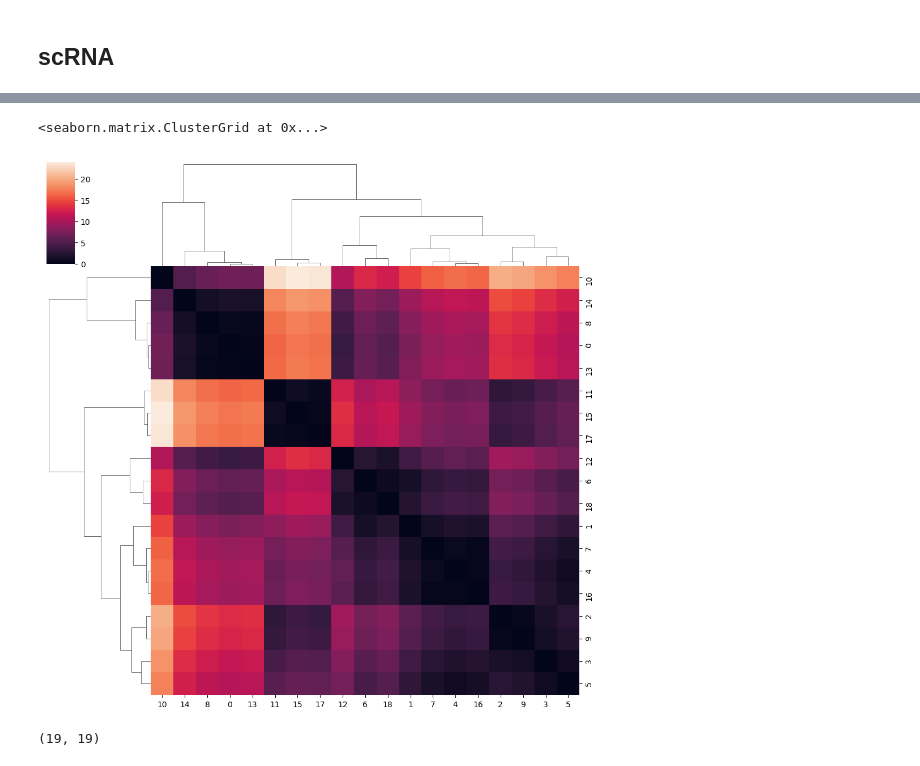
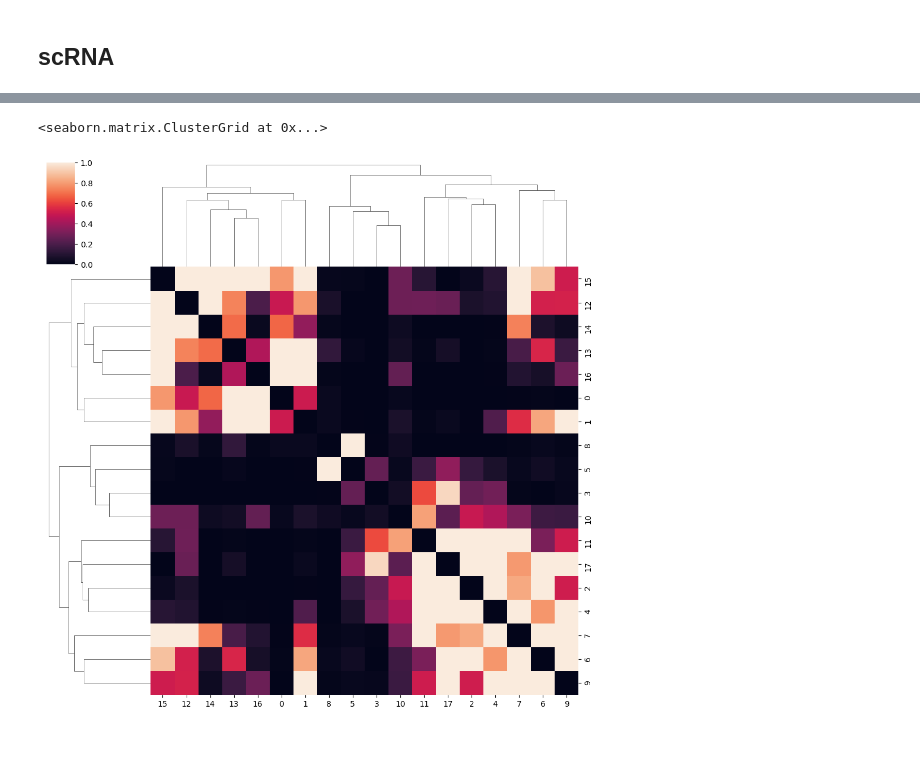
Before and after one commit to PMBio/spaceTree, a Jupyter notebook: notebooks/0_overclustered_clones-Copy1.ipynb, the cells around one changed output, grey strips where cells are left out. Drawn from its saved outputs; the diff is of its cells as text; code cells hidden in the pictures.

```diff
--- a/notebooks/0_overclustered_clones-Copy1.ipynb
+++ b/notebooks/0_overclustered_clones-Copy1.ipynb
@@ -93,3 +20,9 @@ newcmp
 ## scRNA
 # %%
 adata_sc = sc.read("../data/interim/cnv.h5ad")
+# %%
+adata_sc.obs["leiden"] = adata_sc.obs["leiden"].astype("category")
+# %%
+adata_sc.obs["leiden"] = adata_sc.obs["leiden"].replace('3',17)
+adata_sc.obs["leiden"] = adata_sc.obs["leiden"].replace('17','3')
+adata_sc.obs["leiden"] = adata_sc.obs["leiden"].replace(17,'17')
@@ -139,3 +82,5 @@ sc_clone_size
+# %%
+dist_clones = adata_sc.uns['paga']['connectivities'].todense()
 # %%
 cons_sc = pd.DataFrame(cons_sc, columns = adata_sc.var.index)
 # %%
@@ -181,9 +109,5 @@ for c1 in range(n_clusters):
 # %%
-sns.clustermap(X)
+sns.clustermap(dist_clones)
 # %% [output]
 <seaborn.matrix.ClusterGrid at 0x...>
-[figure, old version]
+[figure, new version]
-# %%
-X.shape
-# %% [output]
-(19, 19)
```
Also changed, not shown: parts of 29 cells of this notebook, 6 other files.
